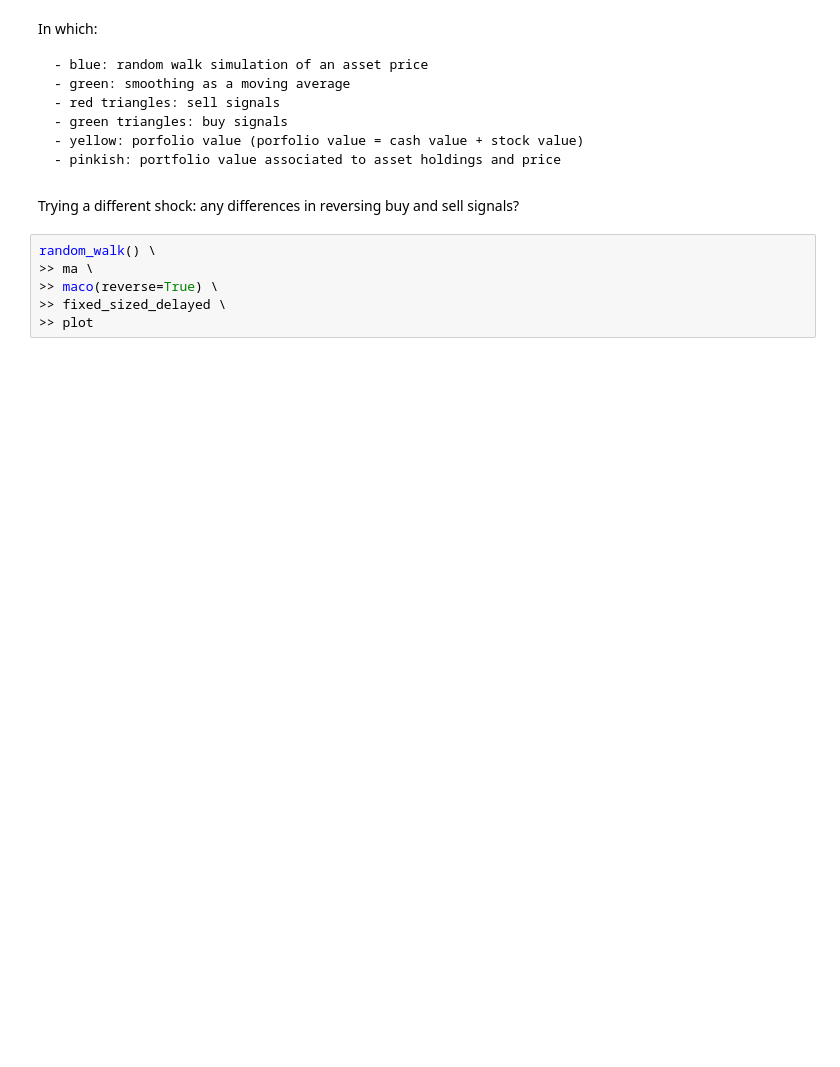
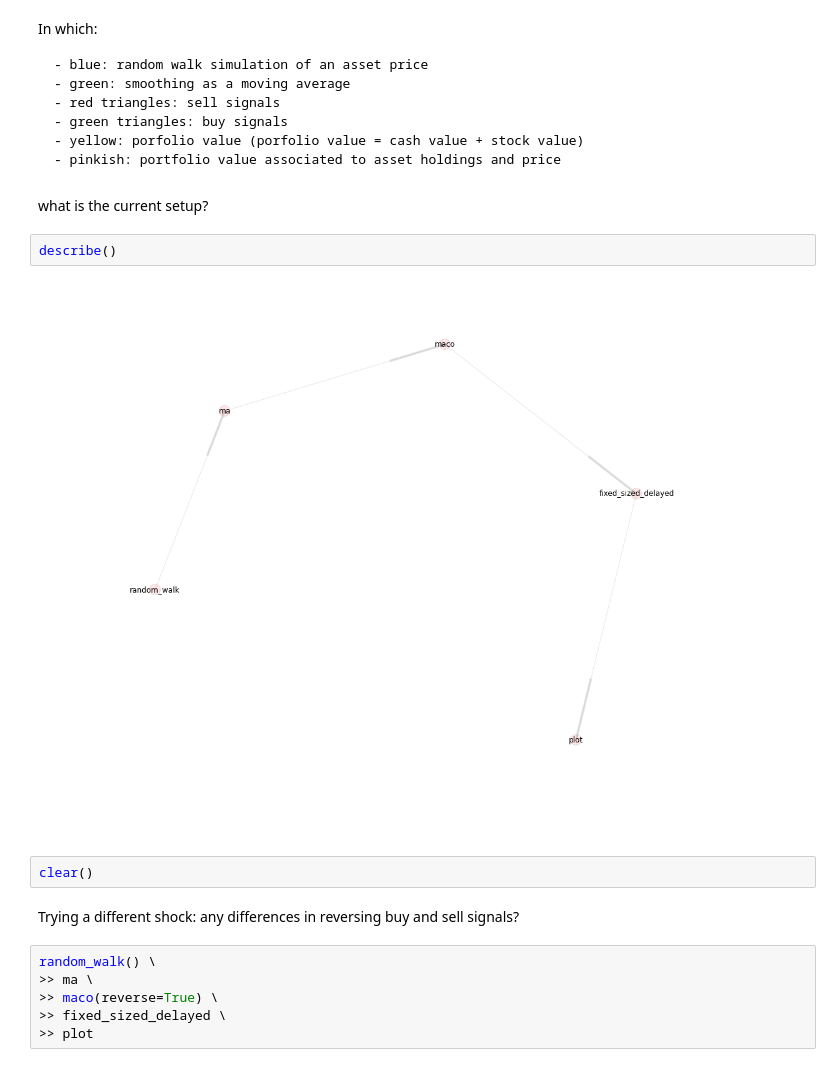
Before and after one commit to jfaleiro/quantlet, a Jupyter notebook: moving-average-cross-over.ipynb, the cells around one changed output. Drawn from its saved outputs; the diff is of its cells as text; blank space fills up the shorter version.

Commit message:
added example of a 'describe'

```diff
--- a/moving-average-cross-over.ipynb
+++ b/moving-average-cross-over.ipynb
@@ -102,6 +105,14 @@ In which:
     - green triangles: buy signals
     - yellow: porfolio value (porfolio value = cash value + stock value)
     - pinkish: portfolio value associated to asset holdings and price
+# %% [markdown]
+what is the current setup?
+# %%
+describe()
+# %% [output]
+[figure, added]
+# %%
+clear()
 # %% [markdown]
 Trying a different shock: any differences in reversing buy and sell signals?
 # %%
```
Also changed, not shown: parts of 7 cells of this notebook.
